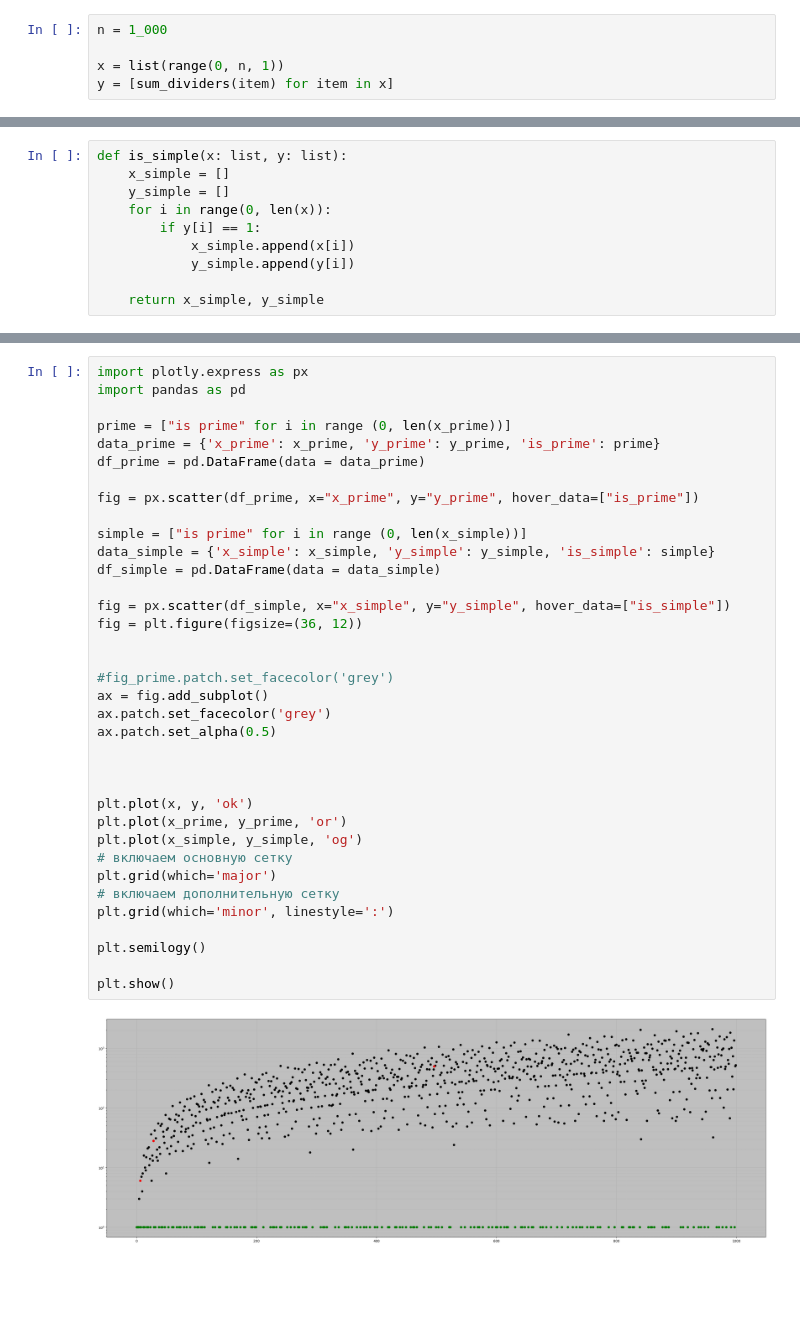
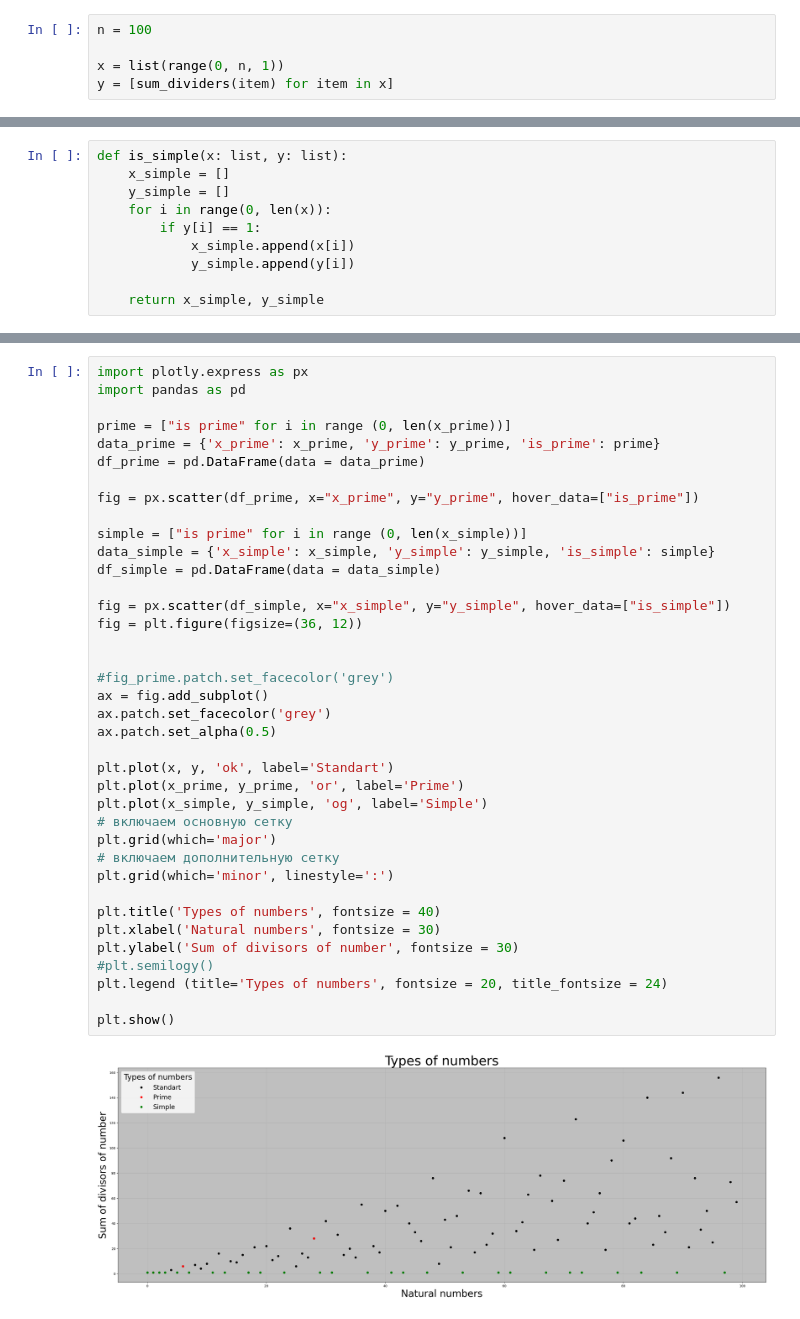
Before and after one commit to Kordebalet67/Prime_numbers, a Jupyter notebook: prime_numbers.ipynb, the cells around one changed output, grey strips where cells are left out. Cells and saved outputs as stored; diff of their text form; blank space fills up the shorter version.

Commit message:
legend and other parts of graphic added

```diff
--- a/prime_numbers.ipynb
+++ b/prime_numbers.ipynb
@@ -10,7 +10,7 @@ def sum_dividers(number: int) -> int:
 
     return dividers_sum
 # %%
-n = 1_000
+n = 100
 
 x = list(range(0, n, 1))
 y = [sum_dividers(item) for item in x]
@@ -64,37 +64,39 @@ x_simple
 import plotly.express as px
 import pandas as pd
 
 prime = ["is prime" for i in range (0, len(x_prime))]
 data_prime = {'x_prime': x_prime, 'y_prime': y_prime, 'is_prime': prime}
 df_prime = pd.DataFrame(data = data_prime)
 
 fig = px.scatter(df_prime, x="x_prime", y="y_prime", hover_data=["is_prime"])
 
 simple = ["is prime" for i in range (0, len(x_simple))]
 data_simple = {'x_simple': x_simple, 'y_simple': y_simple, 'is_simple': simple}
 df_simple = pd.DataFrame(data = data_simple)
 
 fig = px.scatter(df_simple, x="x_simple", y="y_simple", hover_data=["is_simple"])
 fig = plt.figure(figsize=(36, 12))
 
 
 #fig_prime.patch.set_facecolor('grey')
 ax = fig.add_subplot()
 ax.patch.set_facecolor('grey')
 ax.patch.set_alpha(0.5)
 
-
-
-plt.plot(x, y, 'ok')
-plt.plot(x_prime, y_prime, 'or')
-plt.plot(x_simple, y_simple, 'og')
+plt.plot(x, y, 'ok', label='Standart')
+plt.plot(x_prime, y_prime, 'or', label='Prime')
+plt.plot(x_simple, y_simple, 'og', label='Simple')
 # включаем основную сетку
 plt.grid(which='major')
 # включаем дополнительную сетку
 plt.grid(which='minor', linestyle=':')
 
-plt.semilogy()
+plt.title('Types of numbers', fontsize = 40)
+plt.xlabel('Natural numbers', fontsize = 30)
+plt.ylabel('Sum of divisors of number', fontsize = 30)
+#plt.semilogy()
+plt.legend (title='Types of numbers', fontsize = 20, title_fontsize = 24)
 
 plt.show()
 # %% [output]
-[figure, old version]
+[figure, new version]
```
Also changed, not shown: parts of 2 cells of this notebook, 1 other file.
